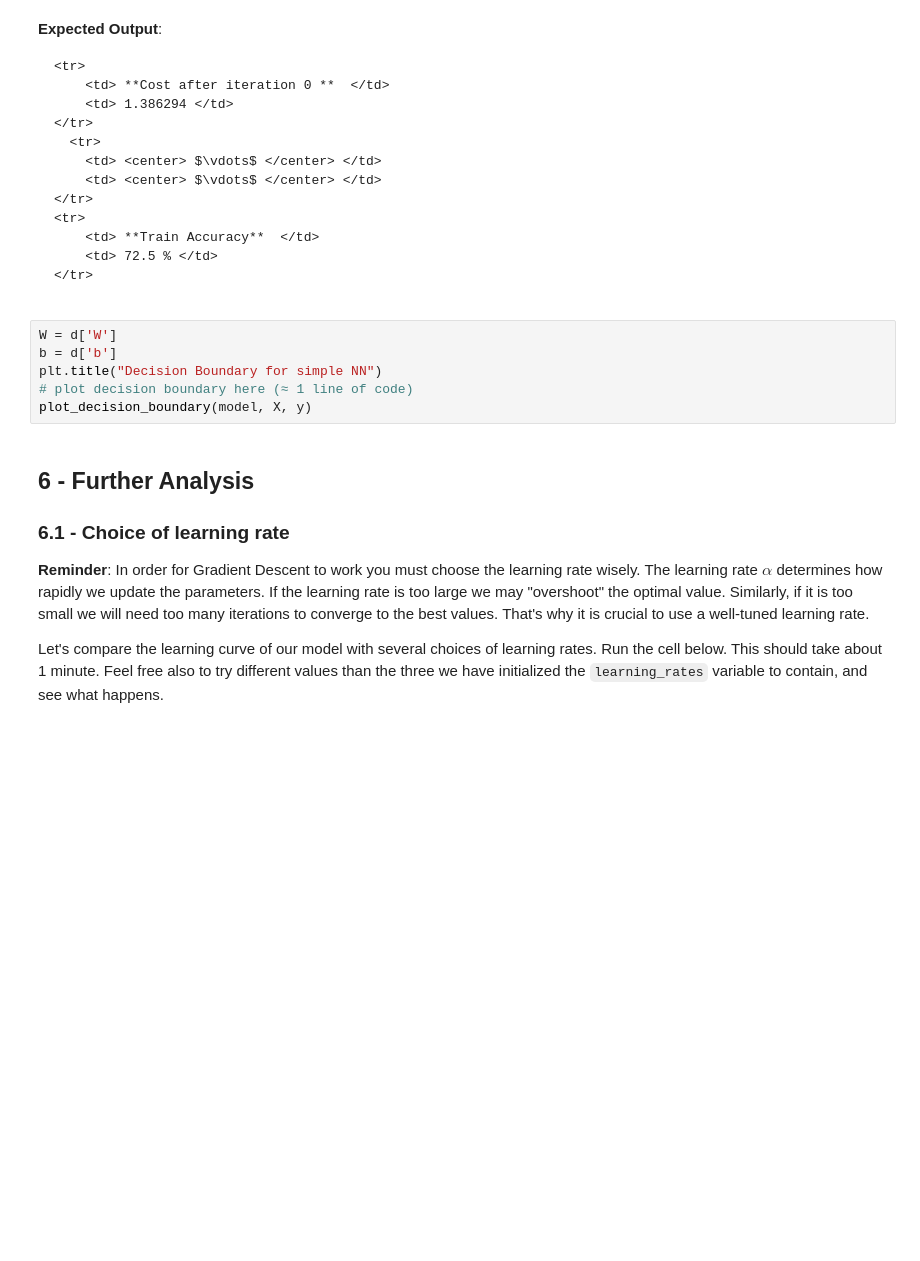
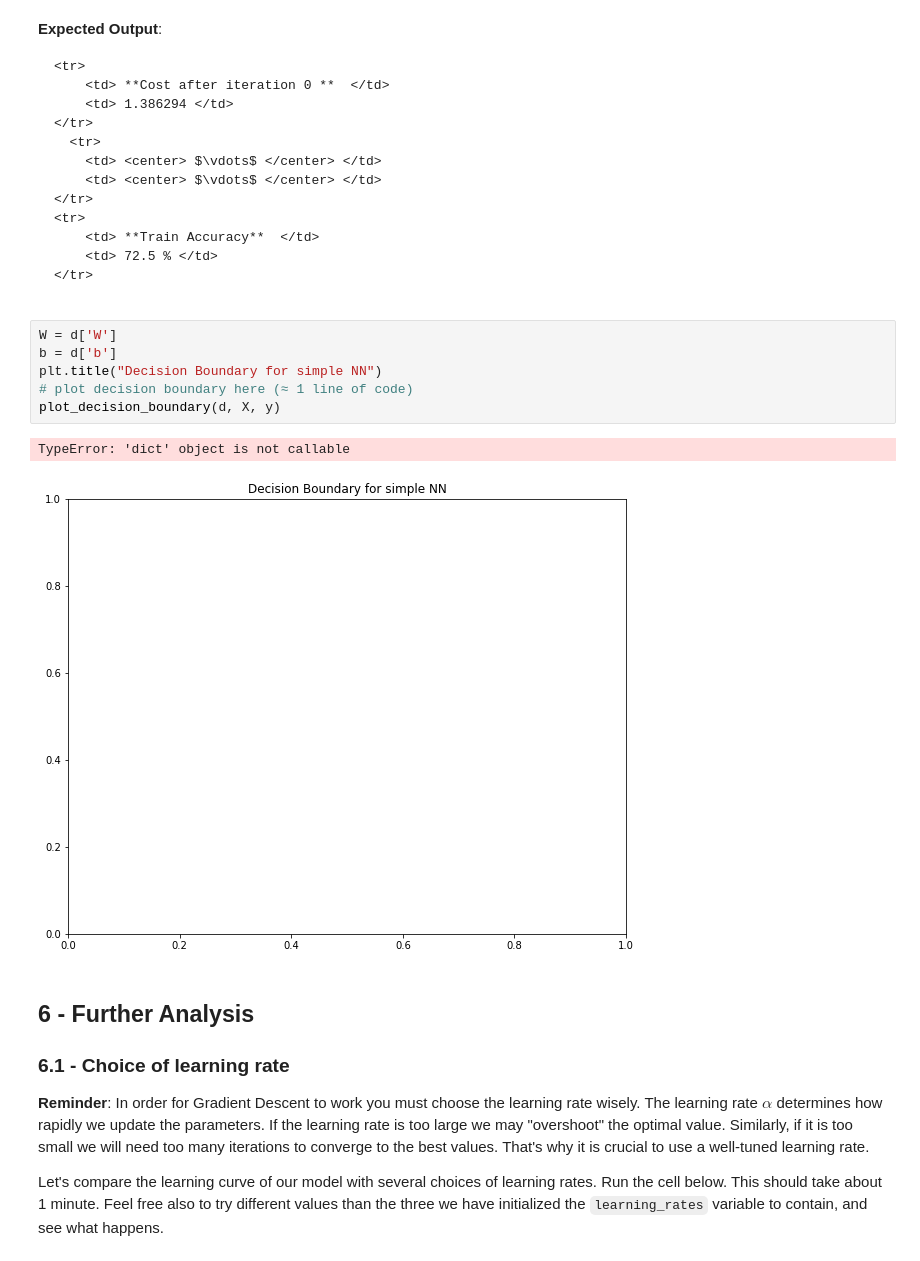
Before and after one commit to davidGCR/UCSP-Sistemas-Inteligentes-Tareas, a Jupyter notebook: Tarea3-Redes-Neuronales/ucsp-nn-scratch-2classes.ipynb, the cells around one changed output. Cells and saved outputs as stored; diff of their text form; blank space fills up the shorter version.

```diff
--- a/Tarea3-Redes-Neuronales/ucsp-nn-scratch-2classes.ipynb
+++ b/Tarea3-Redes-Neuronales/ucsp-nn-scratch-2classes.ipynb
@@ -720,9 +720,12 @@ train accuracy: 72.5 %
 # %%
 W = d['W']
 b = d['b']
 plt.title("Decision Boundary for simple NN")
 # plot decision boundary here (≈ 1 line of code)
-plot_decision_boundary(model, X, y)
+plot_decision_boundary(d, X, y)
+# %% [output]
+TypeError: 'dict' object is not callable
+[figure, added]
 # %% [markdown]
 ## 6 - Further Analysis
 
```
Also changed, not shown: parts of 2 cells of this notebook, 3 other files.
